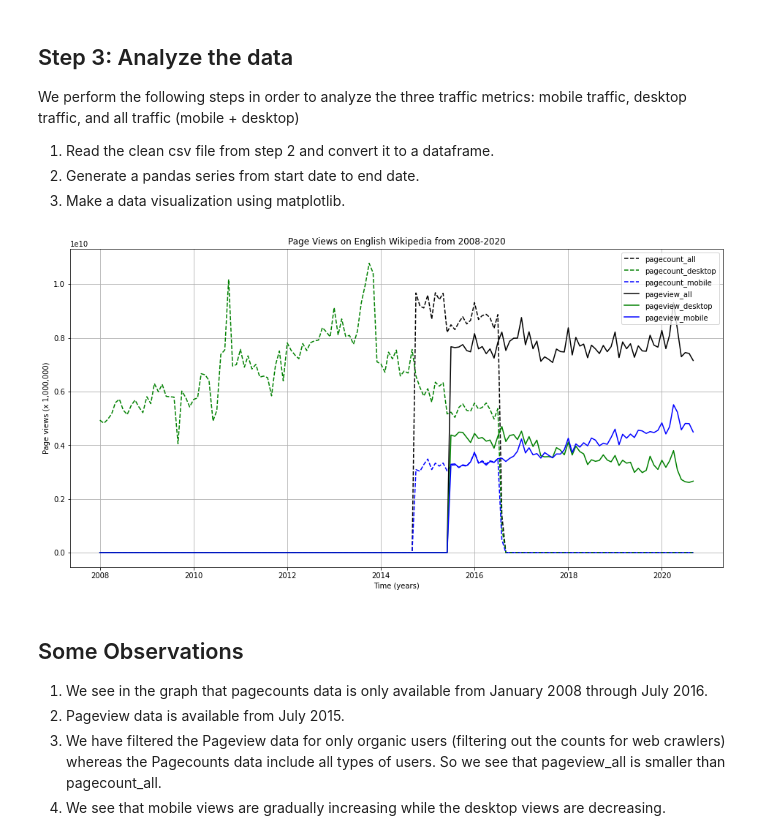
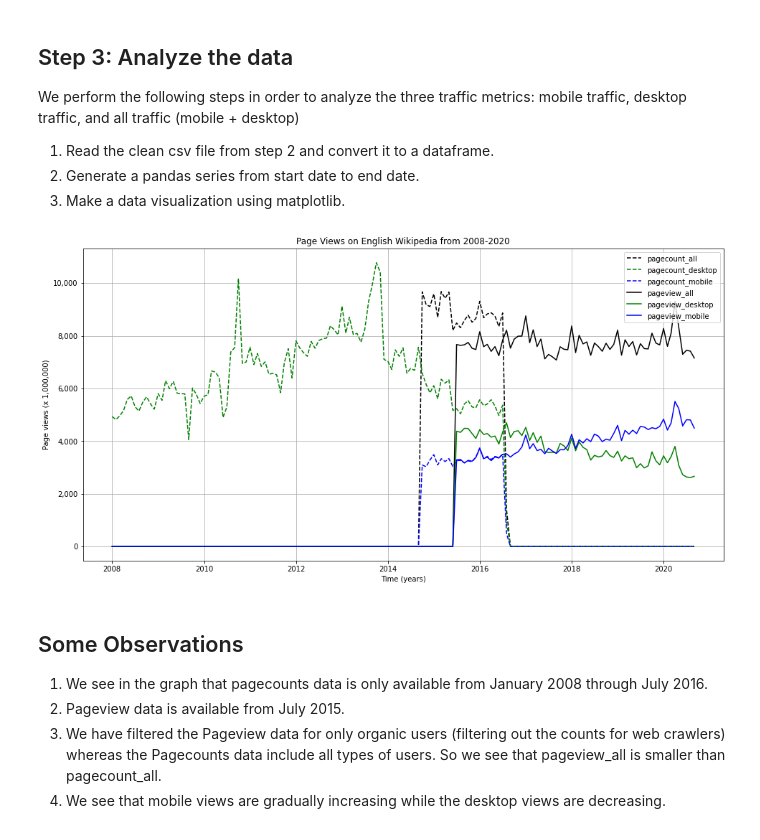
Before and after one commit to KirtiKharb/data-512, a Jupyter notebook: data-512-a1/hcds_a1_data_curation.ipynb, the cells around one changed output. Drawn from its saved outputs; the diff is of its cells as text; code cells hidden in the pictures.

Commit message:
fix the plot for the y-axis units

```diff
--- a/data-512-a1/hcds_a1_data_curation.ipynb
+++ b/data-512-a1/hcds_a1_data_curation.ipynb
@@ -225,34 +226,37 @@ total_views = pd.read_csv("data/clean/en-wikipedia_traffic_200801-202009.csv")
 
 # 2. Generate pandas series for the given time period
 xAxis = pd.date_range('2008-01', '2020-09', freq='MS')
 
 # 3. Plot time-series for traffic data
 fig = plt.figure(figsize=(16, 8))
 
 # Show grid
 plt.grid(True)
 
 # Plot pagecounts using dashed lines
 plt.plot(xAxis, total_views["pagecount_all_views"],"k--", label = "pagecount_all")
 plt.plot(xAxis, total_views["pagecount_desktop_views"],"g--", label = "pagecount_desktop")
 plt.plot(xAxis, total_views["pagecount_mobile_views"],"b--", label = "pagecount_mobile")
 
 # Plot pageviews using solid lines
 plt.plot(xAxis, total_views["pageview_all_views"],"k",label = "pageview_all")
 plt.plot(xAxis, total_views["pageview_desktop_views"],"g",label = "pageview_desktop")
 plt.plot(xAxis, total_views["pageview_mobile_views"],"b", label = "pageview_mobile")
 
 # Add axes labels, title and legend
+ax = plt.gca()
+f = lambda x, pos: f'{x/10**6:,.0f}'
+ax.yaxis.set_major_formatter(FuncFormatter(f))
 plt.legend(loc=1)
 plt.xlabel("Time (years)")
 plt.ylabel("Page views (x 1,000,000)")
 plt.title("Page Views on English Wikipedia from 2008-2020")
 
 # Save plot
 plt.savefig('english-wikipedia-views-2008-2020.jpg')
 plt.show()
 # %% [output]
-[figure, old version]
+[figure, new version]
 # %% [markdown]
 ## Some Observations
 
```
Also changed, not shown: parts of 1 cell of this notebook, 1 other file.
